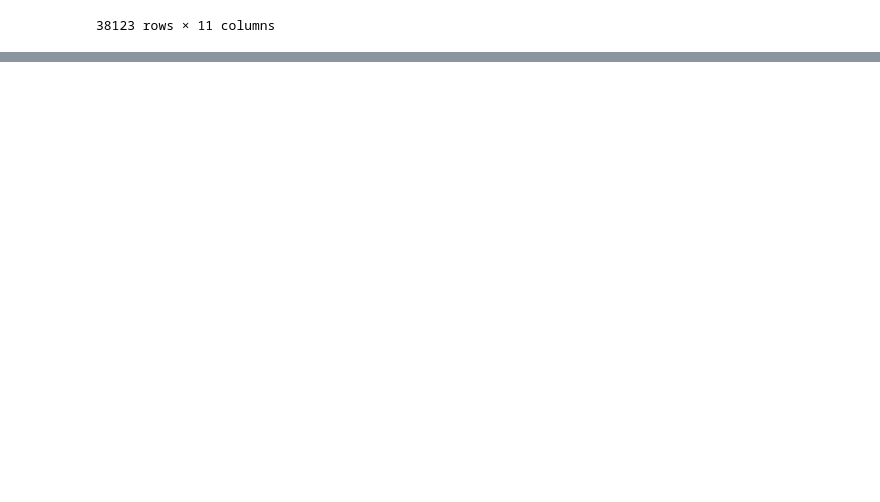
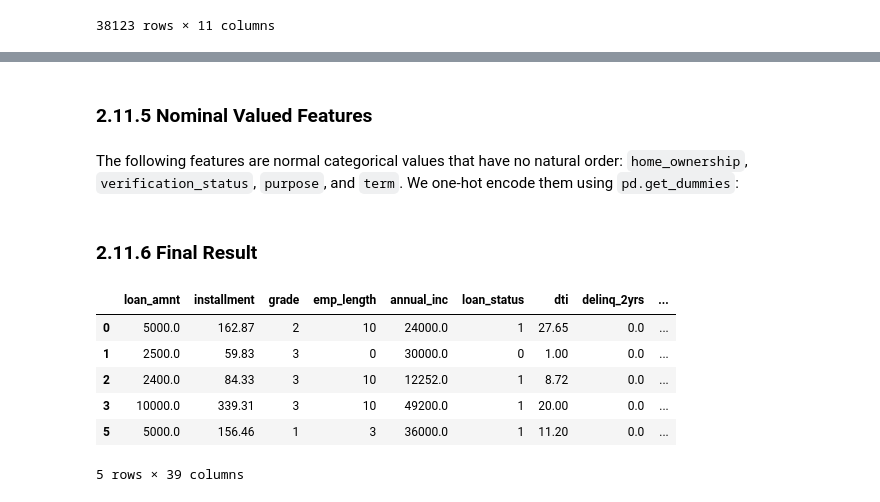
Before and after one commit to jimbringerofjollity/lending-club, a Jupyter notebook: Notebooks/02_data_wrangling.ipynb, the cells around one changed output, grey strips where cells are left out. Saved outputs shown, nothing was run; the diff lists cells and outputs as text; code cells hidden in the pictures; blank space fills up the shorter version.

Commit message:
finished data wrangling

```diff
--- a/Notebooks/02_data_wrangling.ipynb
+++ b/Notebooks/02_data_wrangling.ipynb
@@ -400,0 +407,2 @@ loan_data.select_dtypes(include='object')
+# %%
+loan_data['revol_util'] = loan_data['revol_util'].str.rstrip('%').astype('float')
@@ -400,0 +467,3 @@ loan_data.select_dtypes(include='object')
+# %%
+drop_cols = ['last_credit_pull_d','addr_state','title','earliest_cr_line']
+loan_data = loan_data.drop(drop_cols,axis=1)
@@ -400,0 +474,48 @@ loan_data.select_dtypes(include='object')
+# %%
+map_dict = {
+"emp_length": {
+"10+ years": 10,
+"9 years": 9,
+"8 years": 8,
+"7 years": 7,
+"6 years": 6,
+"5 years": 5,
+"4 years": 4,
+"3 years": 3,
+"2 years": 2,
+"1 year": 1,
+"< 1 year": 0,
+"n/a": 0
+},
+"grade":{
+"A": 1,
+"B": 2,
+"C": 3,
+"D": 4,
+"E": 5,
+"F": 6,
+"G": 7
+}
+}
+loan_data = loan_data.replace(map_dict)
+# %% [markdown]
+### 2.11.5 Nominal Valued Features
+# %% [markdown]
+The following features are normal categorical values that have no natural order: `home_ownership`, `verification_status`, `purpose`, and `term`. We one-hot encode them using `pd.get_dummies`:
+# %%
+nominals = ["home_ownership", "verification_status", "purpose", "term"]
+dummies = pd.get_dummies(loan_data[nominals])
+loan_data = pd.concat([loan_data, dummies], axis=1)
+loan_data = loan_data.drop(nominals, axis=1)
+# %% [markdown]
+### 2.11.6 Final Result
+# %%
+loan_data.head()
+# %% [output]
+|  | loan_amnt | installment | grade | emp_length | annual_inc | loan_status | dti | delinq_2yrs | ... |
+| 0 | 5000.0 | 162.87 | 2 | 10 | 24000.0 | 1 | 27.65 | 0.0 | ... |
+| 1 | 2500.0 | 59.83 | 3 | 0 | 30000.0 | 0 | 1.00 | 0.0 | ... |
+| 2 | 2400.0 | 84.33 | 3 | 10 | 12252.0 | 1 | 8.72 | 0.0 | ... |
+| 3 | 10000.0 | 339.31 | 3 | 10 | 49200.0 | 1 | 20.00 | 0.0 | ... |
+| 5 | 5000.0 | 156.46 | 1 | 3 | 36000.0 | 1 | 11.20 | 0.0 | ... |
+5 rows × 39 columns
```
Also changed, not shown: parts of 24 cells of this notebook, 1 other file.
